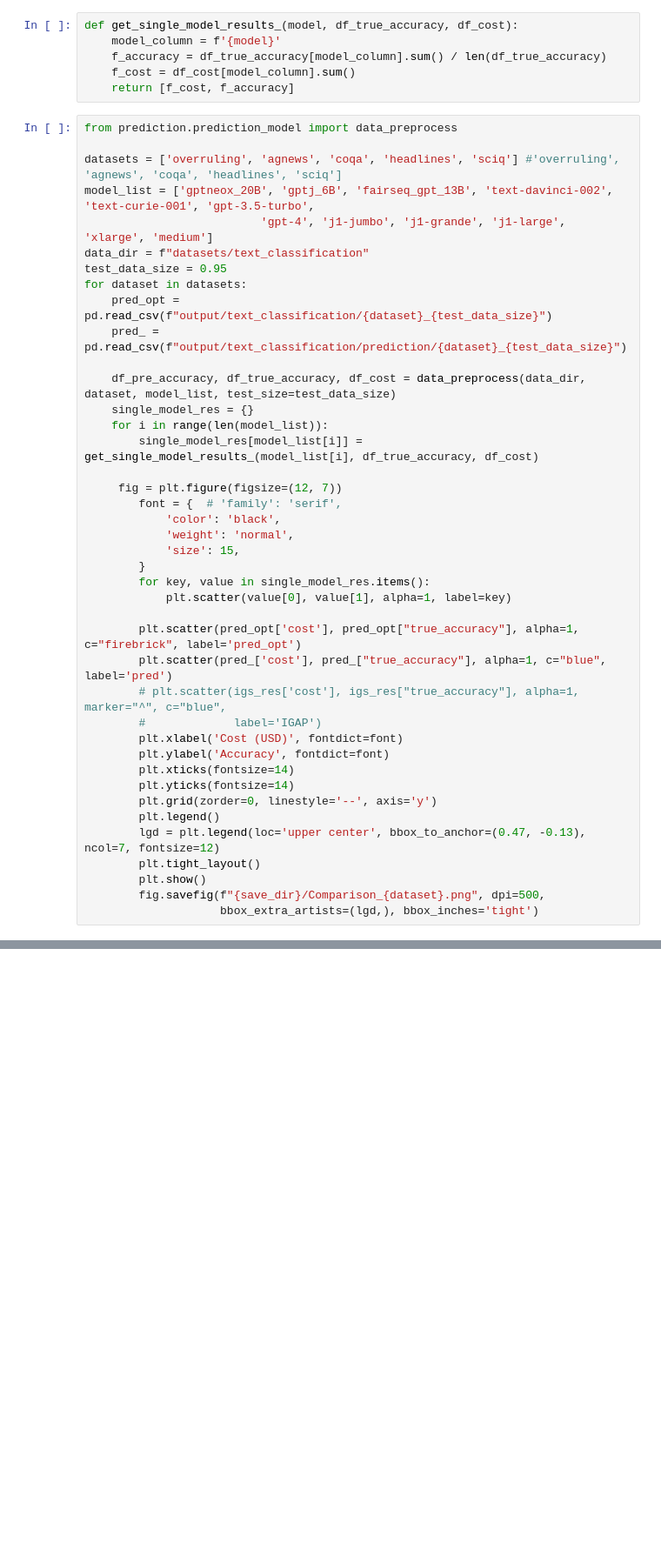
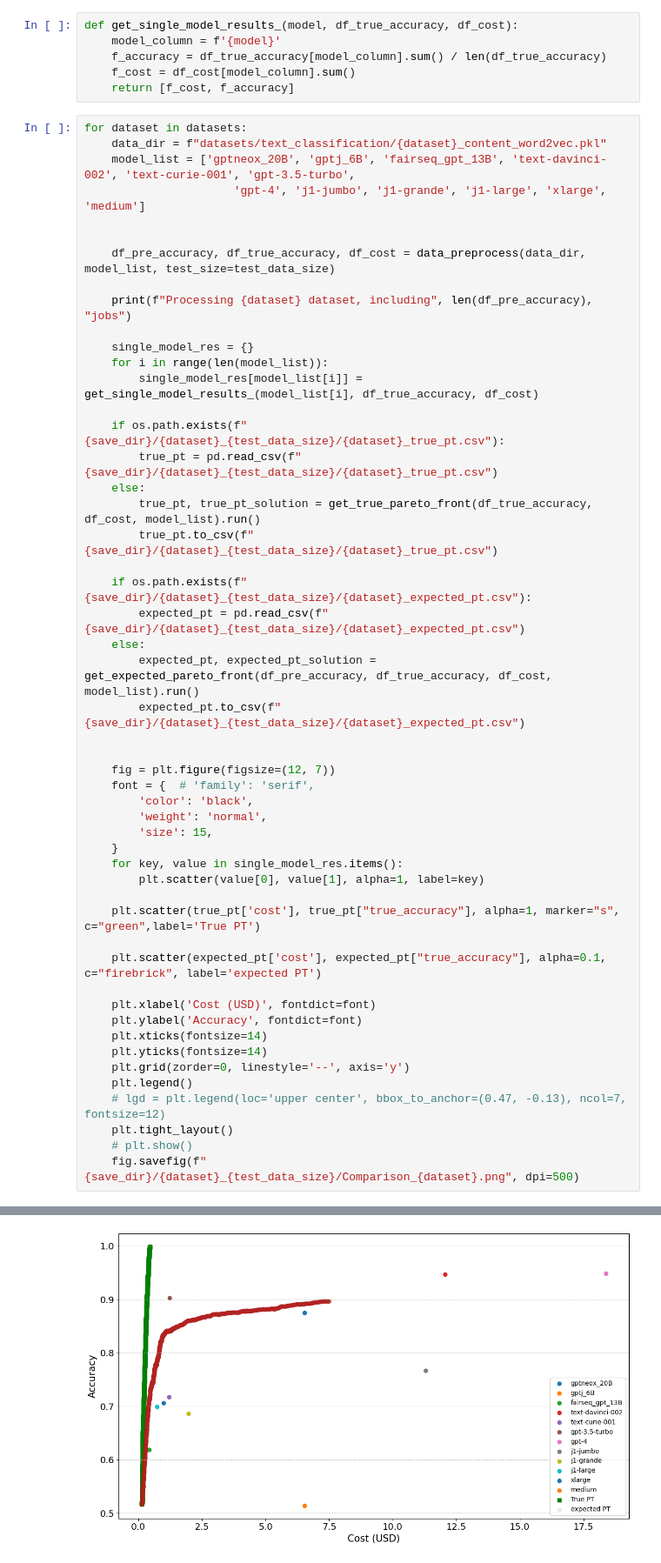
Before and after one commit to superyue72/OptLLM, a Jupyter notebook: figure_plot.ipynb, the cells around one changed output, grey strips where cells are left out. Shown: that part at 87% size. Cells and saved outputs as stored; diff of their text form; blank space fills up the shorter version.

```diff
--- a/figure_plot.ipynb
+++ b/figure_plot.ipynb
@@ -8,43 +19,54 @@ def get_single_model_results_(model, df_true_accuracy, df_cost):
     f_cost = df_cost[model_column].sum()
     return [f_cost, f_accuracy]
 # %%
-from prediction.prediction_model import data_preprocess
+for dataset in datasets:
+    data_dir = f"datasets/text_classification/{dataset}_content_word2vec.pkl"
+    model_list = ['gptneox_20B', 'gptj_6B', 'fairseq_gpt_13B', 'text-davinci-002', 'text-curie-001', 'gpt-3.5-turbo',
+                      'gpt-4', 'j1-jumbo', 'j1-grande', 'j1-large', 'xlarge', 'medium']
 
-datasets = ['overruling', 'agnews', 'coqa', 'headlines', 'sciq'] #'overruling', 'agnews', 'coqa', 'headlines', 'sciq']
-model_list = ['gptneox_20B', 'gptj_6B', 'fairseq_gpt_13B', 'text-davinci-002', 'text-curie-001', 'gpt-3.5-turbo',
-                          'gpt-4', 'j1-jumbo', 'j1-grande', 'j1-large', 'xlarge', 'medium']
-data_dir = f"datasets/text_classification"
-test_data_size = 0.95
-for dataset in datasets:
-    pred_opt = pd.read_csv(f"output/text_classification/{dataset}_{test_data_size}")
-    pred_ = pd.read_csv(f"output/text_classification/prediction/{dataset}_{test_data_size}")
 
-    df_pre_accuracy, df_true_accuracy, df_cost = data_preprocess(data_dir, dataset, model_list, test_size=test_data_size)
+    df_pre_accuracy, df_true_accuracy, df_cost = data_preprocess(data_dir, model_list, test_size=test_data_size)
+
+    print(f"Processing {dataset} dataset, including", len(df_pre_accuracy), "jobs")
+
     single_model_res = {}
     for i in range(len(model_list)):
         single_model_res[model_list[i]] = get_single_model_results_(model_list[i], df_true_accuracy, df_cost)
 
-     fig = plt.figure(figsize=(12, 7))
-        font = {  # 'family': 'serif',
-            'color': 'black',
-            'weight': 'normal',
-            'size': 15,
-        }
-        for key, value in single_model_res.items():
-            plt.scatter(value[0], value[1], alpha=1, label=key)
+    if os.path.exists(f"{save_dir}/{dataset}_{test_data_size}/{dataset}_true_pt.csv"):
+        true_pt = pd.read_csv(f"{save_dir}/{dataset}_{test_data_size}/{dataset}_true_pt.csv")
+    else:
+        true_pt, true_pt_solution = get_true_pareto_front(df_true_accuracy, df_cost, model_list).run()
+        true_pt.to_csv(f"{save_dir}/{dataset}_{test_data_size}/{dataset}_true_pt.csv")
 
-        plt.scatter(pred_opt['cost'], pred_opt["true_accuracy"], alpha=1, c="firebrick", label='pred_opt')
-        plt.scatter(pred_['cost'], pred_["true_accuracy"], alpha=1, c="blue", label='pred')
-        # plt.scatter(igs_res['cost'], igs_res["true_accuracy"], alpha=1, marker="^", c="blue",
-        #             label='IGAP')
-        plt.xlabel('Cost (USD)', fontdict=font)
-        plt.ylabel('Accuracy', fontdict=font)
-        plt.xticks(fontsize=14)
-        plt.yticks(fontsize=14)
-        plt.grid(zorder=0, linestyle='--', axis='y')
-        plt.legend()
-        lgd = plt.legend(loc='upper center', bbox_to_anchor=(0.47, -0.13), ncol=7, fontsize=12)
-        plt.tight_layout()
-        plt.show()
-        fig.savefig(f"{save_dir}/Comparison_{dataset}.png", dpi=500,
-                    bbox_extra_artists=(lgd,), bbox_inches='tight')
+    if os.path.exists(f"{save_dir}/{dataset}_{test_data_size}/{dataset}_expected_pt.csv"):
+        expected_pt = pd.read_csv(f"{save_dir}/{dataset}_{test_data_size}/{dataset}_expected_pt.csv")
+    else:
+        expected_pt, expected_pt_solution = get_expected_pareto_front(df_pre_accuracy, df_true_accuracy, df_cost, model_list).run()
+        expected_pt.to_csv(f"{save_dir}/{dataset}_{test_data_size}/{dataset}_expected_pt.csv")
+
+
+    fig = plt.figure(figsize=(12, 7))
+    font = {  # 'family': 'serif',
+        'color': 'black',
+        'weight': 'normal',
+        'size': 15,
+    }
+    for key, value in single_model_res.items():
+        plt.scatter(value[0], value[1], alpha=1, label=key)
+
+    plt.scatter(true_pt['cost'], true_pt["true_accuracy"], alpha=1, marker="s", c="green",label='True PT')
+
+    plt.scatter(expected_pt['cost'], expected_pt["true_accuracy"], alpha=0.1, c="firebrick", label='expected PT')
+
+    plt.xlabel('Cost (USD)', fontdict=font)
+    plt.ylabel('Accuracy', fontdict=font)
+    plt.xticks(fontsize=14)
+    plt.yticks(fontsize=14)
+    plt.grid(zorder=0, linestyle='--', axis='y')
+    plt.legend()
+    # lgd = plt.legend(loc='upper center', bbox_to_anchor=(0.47, -0.13), ncol=7, fontsize=12)
+    plt.tight_layout()
+    # plt.show()
+    fig.savefig(f"{save_dir}/{dataset}_{test_data_size}/Comparison_{dataset}.png", dpi=500)
+# %% [output]
@@ -50,0 +160 @@ for dataset in datasets:
+[figure, added]
```
Also changed, not shown: parts of 4 cells of this notebook, 27 other files.
